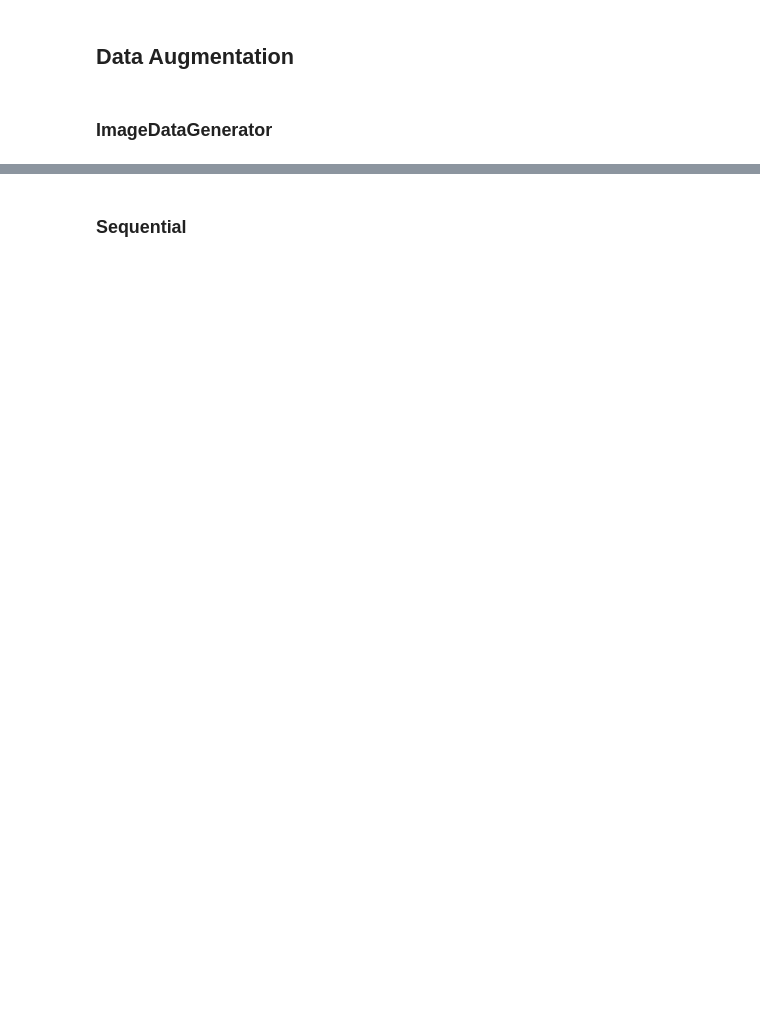
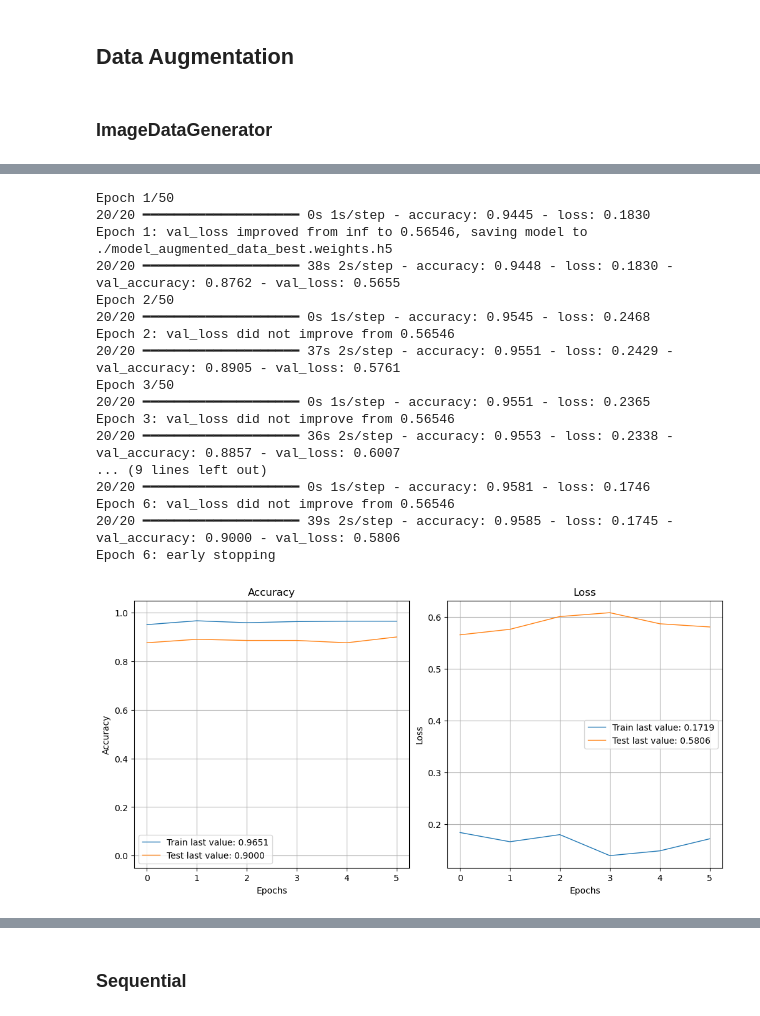
Before and after one commit to Stely-data/OC-Projet-6, a Jupyter notebook: Deveau_Estelle_5_notebook_img_classification_042024.ipynb, the cells around one changed output, grey strips where cells are left out. Drawn from its saved outputs; the diff is of its cells as text; code cells hidden in the pictures; blank space fills up the shorter version.

```diff
--- a/Deveau_Estelle_5_notebook_img_classification_042024.ipynb
+++ b/Deveau_Estelle_5_notebook_img_classification_042024.ipynb
@@ -406,4 +409,4 @@ plot_model_performance(data_metrics)
 # %% [markdown]
 ### ImageDataGenerator
 # %%
-train_generator, validation_generator = prepare_augmented_data(X_train_inceptionresnetv2, y_train, X_val_inceptionresnetv2, y_val)
+train_generator= prepare_augmented_data(X_train_inceptionresnetv2, y_train)
@@ -445,0 +413,25 @@ Adjusted Rand Index (ARI): 0.7714
+# %%
+# Entraînement du modèle avec l'approche Sequential
+model_augmented,  duration_augmented = train_model(model_iresnetv2,
+                                                   train_generator.x, train_generator.y,
+                                                   X_val_inceptionresnetv2, y_val,
+                                                   "./model_augmented_data_best.weights.h5")
+# %% [output]
+Epoch 1/50
+20/20 ━━━━━━━━━━━━━━━━━━━━ 0s 1s/step - accuracy: 0.9445 - loss: 0.1830
+Epoch 1: val_loss improved from inf to 0.56546, saving model to ./model_augmented_data_best.weights.h5
+20/20 ━━━━━━━━━━━━━━━━━━━━ 38s 2s/step - accuracy: 0.9448 - loss: 0.1830 - val_accuracy: 0.8762 - val_loss: 0.5655
+Epoch 2/50
+20/20 ━━━━━━━━━━━━━━━━━━━━ 0s 1s/step - accuracy: 0.9545 - loss: 0.2468
+Epoch 2: val_loss did not improve from 0.56546
+20/20 ━━━━━━━━━━━━━━━━━━━━ 37s 2s/step - accuracy: 0.9551 - loss: 0.2429 - val_accuracy: 0.8905 - val_loss: 0.5761
+Epoch 3/50
+20/20 ━━━━━━━━━━━━━━━━━━━━ 0s 1s/step - accuracy: 0.9551 - loss: 0.2365
+Epoch 3: val_loss did not improve from 0.56546
+20/20 ━━━━━━━━━━━━━━━━━━━━ 36s 2s/step - accuracy: 0.9553 - loss: 0.2338 - val_accuracy: 0.8857 - val_loss: 0.6007
+... (9 lines left out)
+20/20 ━━━━━━━━━━━━━━━━━━━━ 0s 1s/step - accuracy: 0.9581 - loss: 0.1746
+Epoch 6: val_loss did not improve from 0.56546
+20/20 ━━━━━━━━━━━━━━━━━━━━ 39s 2s/step - accuracy: 0.9585 - loss: 0.1745 - val_accuracy: 0.9000 - val_loss: 0.5806
+Epoch 6: early stopping
+[figure, added]
```
Also changed, not shown: parts of 25 cells of this notebook, 3 other files.
